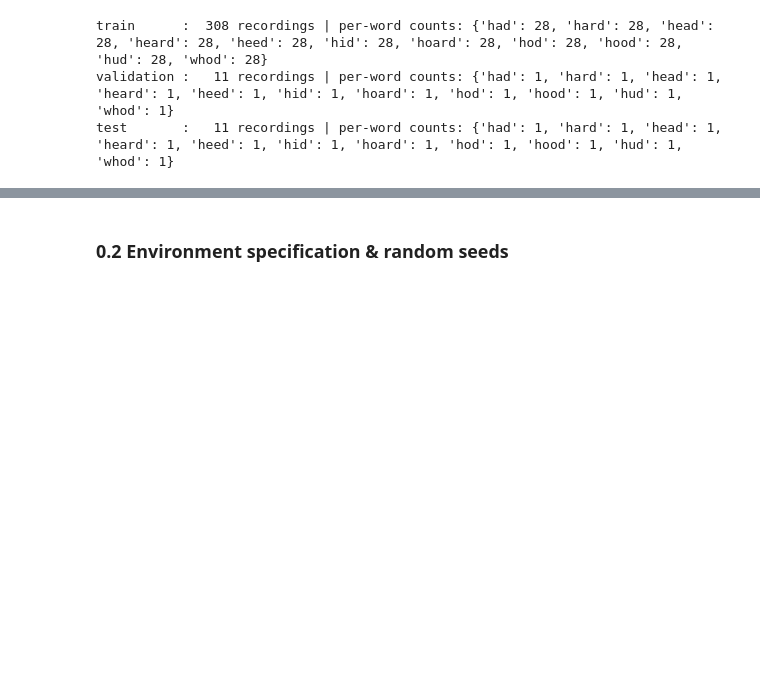
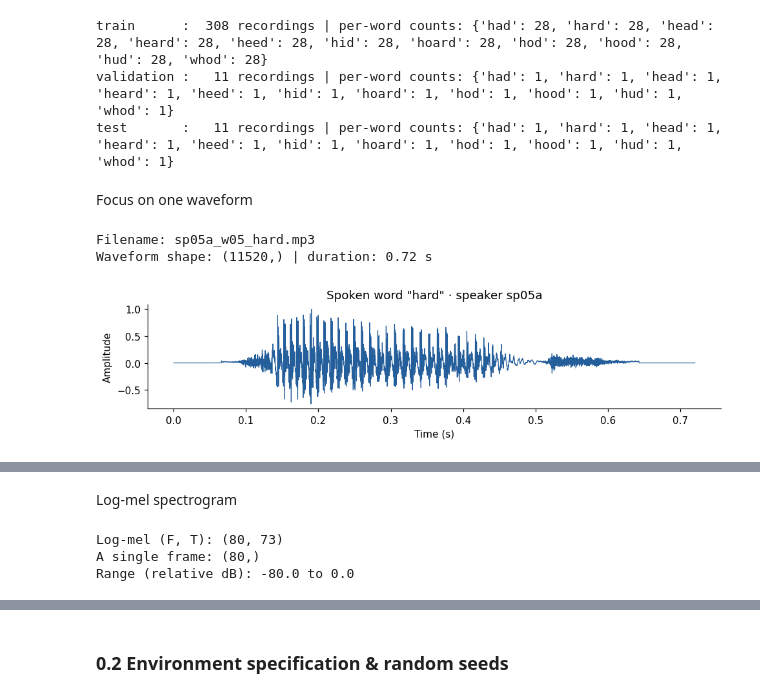
Before and after one commit to joela03/EEEM030-GroupAssignment2, a Jupyter notebook: EEEM030_GroupAssignment2.ipynb, the cells around one changed output, grey strips where cells are left out. Cells and saved outputs as stored; diff of their text form; code cells hidden in the pictures; blank space fills up the shorter version.

```diff
--- a/EEEM030_GroupAssignment2.ipynb
+++ b/EEEM030_GroupAssignment2.ipynb
@@ -27,6 +27,18 @@ import torch
 import torchaudio
 from torch import nn
 from IPython.display import Audio, Markdown, display
+
+SEED = 30
+torch.manual_seed(SEED)
+torch.set_num_threads(2)  # Small CPU operations do not need many threads.
+DTYPE = torch.float32
+DEVICE = torch.device('cpu')
+plt.rcParams.update({'figure.dpi': 110, 'font.size': 10, 'axes.spines.top': False,
+                     'axes.spines.right': False})
+
+print('Python:', platform.python_version())
+print('PyTorch:', torch.__version__, '| TorchAudio:', torchaudio.__version__)
+print('Device:', DEVICE, '| dtype:', DTYPE, '| seed:', SEED)
 
 
 def parse_recording(path):
@@ -96,3 +111,32 @@ for split, indices in split_indices.items():
 train      :  308 recordings | per-word counts: {'had': 28, 'hard': 28, 'head': 28, 'heard': 28, 'heed': 28, 'hid': 28, 'hoard': 28, 'hod': 28, 'hood': 28, 'hud': 28, 'whod': 28}
 validation :   11 recordings | per-word counts: {'had': 1, 'hard': 1, 'head': 1, 'heard': 1, 'heed': 1, 'hid': 1, 'hoard': 1, 'hod': 1, 'hood': 1, 'hud': 1, 'whod': 1}
 test       :   11 recordings | per-word counts: {'had': 1, 'hard': 1, 'head': 1, 'heard': 1, 'heed': 1, 'hid': 1, 'hoard': 1, 'hod': 1, 'hood': 1, 'hud': 1, 'whod': 1}
+# %% [markdown]
+Focus on one waveform
+# %%
+SAMPLE_RATE = 16000
+
+def load_waveform(path):
+    samples, sample_rate = sf.read(str(path), dtype='float32', always_2d=True)
+    waveform = torch.from_numpy(samples).mean(dim=1).contiguous()  # (N,), mono
+    if sample_rate != SAMPLE_RATE:
+        raise ValueError(f'{path.name}: expected {SAMPLE_RATE} Hz; got {sample_rate} Hz.')
+    if waveform.numel() == 0 or not torch.isfinite(waveform).all():
+        raise ValueError(f'{path.name}: empty or non-finite waveform.')
+    return waveform
+
+example_record = next(r for r in records if r['word'] == 'hard' and r['speaker'] == 'sp05a')
+waveform = load_waveform(example_record['path'])
+time_axis = torch.arange(waveform.numel()) / SAMPLE_RATE
+print('Filename:', example_record['path'].name)
+print('Waveform shape:', tuple(waveform.shape), '| duration:', round(len(waveform) / SAMPLE_RATE, 3), 's')
+fig, ax = plt.subplots(figsize=(9, 2.4))
+ax.plot(time_axis, waveform, linewidth=0.8, color='#245e9b')
+ax.set(xlabel='Time (s)', ylabel='Amplitude', title='Spoken word "hard" · speaker sp05a')
+fig.tight_layout()
+plt.show()
+display(Audio(waveform.numpy(), rate=SAMPLE_RATE))
+# %% [output]
+Filename: sp05a_w05_hard.mp3
+Waveform shape: (11520,) | duration: 0.72 s
+[figure, added]
@@ -98,0 +144,31 @@ test       :   11 recordings | per-word counts: {'had': 1, 'hard': 1, 'head': 1,
+# %% [markdown]
+Log-mel spectrogram
+# %%
+N_MELS = 80
+WIN_LENGTH = round(0.025 * SAMPLE_RATE)  # 200
+HOP_LENGTH = round(0.010 * SAMPLE_RATE)  # 80
+N_FFT = 512
+
+mel_transform = torchaudio.transforms.MelSpectrogram(
+    sample_rate=SAMPLE_RATE, n_fft=N_FFT, win_length=WIN_LENGTH,
+    hop_length=HOP_LENGTH, f_min=0.0, f_max=SAMPLE_RATE / 2,
+    n_mels=N_MELS, power=2.0, center=True, pad_mode='constant',
+    norm='slaney', mel_scale='slaney',
+)
+
+def log_mel_spectrogram(waveform):
+    mel_power = mel_transform(waveform)                    # (80, T)
+    log_power = 10.0 * torch.log10(mel_power.clamp_min(1e-10))
+    log_mel = (log_power - log_power.max()).clamp_min(-80.0)
+    assert log_mel.ndim == 2 and log_mel.shape[0] == N_MELS
+    assert torch.isfinite(log_mel).all()
+    return log_mel
+
+example_log_mel = log_mel_spectrogram(waveform)
+print('Log-mel (F, T):', tuple(example_log_mel.shape))
+print('A single frame:', tuple(example_log_mel[:, 0].shape))
+print('Range (relative dB):', float(example_log_mel.min()), 'to', float(example_log_mel.max()))
+# %% [output]
+Log-mel (F, T): (80, 73)
+A single frame: (80,)
+Range (relative dB): -80.0 to 0.0
```
Also changed, not shown: parts of 8 cells of this notebook.
